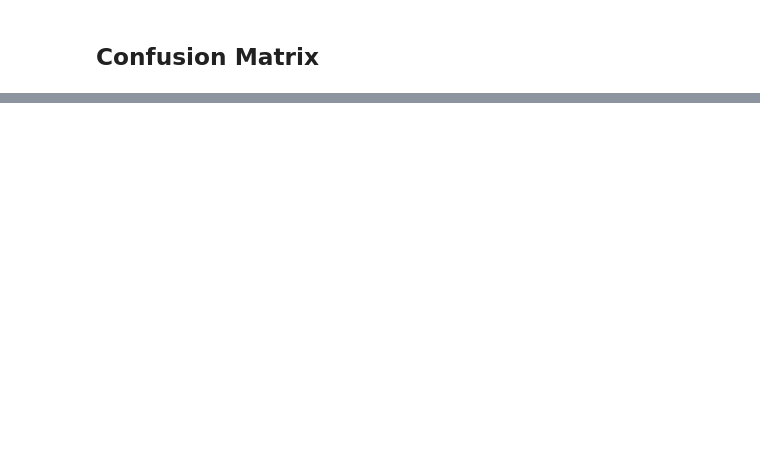
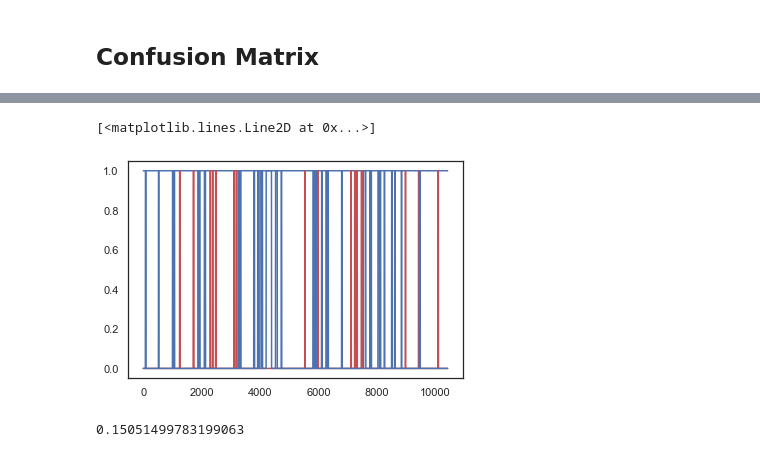
Before and after one commit to FraTozz/mouseTracking, a Jupyter notebook: behaviourClassifier.ipynb, the cells around one changed output, grey strips where cells are left out. Saved outputs shown, nothing was run; the diff lists cells and outputs as text; code cells hidden in the pictures; blank space fills up the shorter version.

```diff
--- a/behaviourClassifier.ipynb
+++ b/behaviourClassifier.ipynb
@@ -350,0 +638,52 @@ weighted avg       0.99      0.99      0.99     37797
+# %%
+#newDf_x is the dataFrame containing the distances from the objects
+fps = 25
+newDf_x.reset_index(inplace=True)
+NOArr = np.zeros(newDf_x.shape[0])
+NODataDfy = {'labels':NOArr}
+NO_y = pd.DataFrame(data=NODataDfy)
+objDist = range(0,105,5)
+logObjDist = np.logspace(-3, 0.15, 40)
+
+
+NOObj1Frames = np.zeros(len(logObjDist))
+NOObj2Frames = np.zeros(len(logObjDist))
+expFrames = np.zeros((newDf_x.shape[0], len(logObjDist)), dtype=int)
+
+# Per ogni frame
+for ik in range(newDf_x.shape[0]):
+    for trial in range(len(logObjDist)): #per ogni distanza
+        if newDf_x['noseD1'][ik] <= logObjDist[trial]:
+            NOObj1Frames[trial] = NOObj1Frames[trial] + 1
+            expFrames[ik, trial] = 1
+
+        if newDf_x['noseD2'][ik] <= logObjDist[trial]:
+            NOObj2Frames[trial] = NOObj2Frames[trial] + 1
+            expFrames[ik, trial] = 1
+
+
+
+NODI = np.zeros(len(logObjDist))
+for trial in range(len(logObjDist)):
+    if NOObj1Frames[trial]==0 or NOObj2Frames[trial] == 0:
+        NODI[trial] = 0
+    else:
+        NODI[trial] = (NOObj1Frames[trial]/fps - NOObj2Frames[trial]/fps)/(NOObj1Frames[trial]/fps + NOObj2Frames[trial]/fps)
+
+
+# La mia arena è 40 cm di lato, i punti vanno da 0 a 1
+realDist = np.zeros(len(logObjDist))
+for j in range(len(logObjDist)):
+    realDist[j] = 40*logObjDist[j]
+# %%
+plt.plot(expFrames[:,1], 'b')
+plt.plot(y_pred, 'r')
+plt.plot(exp_y, 'b')
+# %% [output]
+[<matplotlib.lines.Line2D at 0x...>]
+[figure, added]
+# %%
+import math
+math.log10(math.sqrt(2))
+# %% [output]
+0.15051499783199063
```
Also changed, not shown: parts of 22 cells of this notebook.
